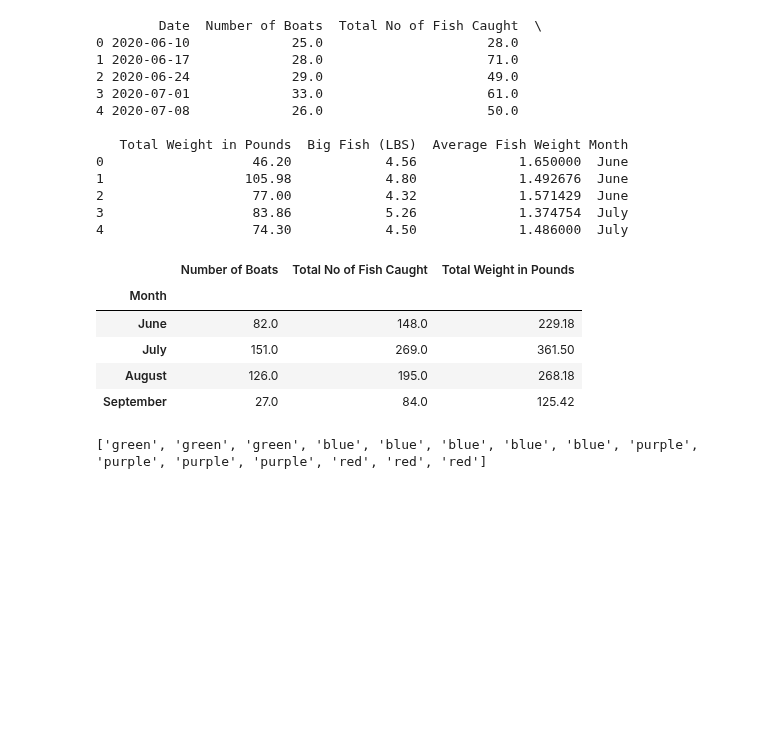
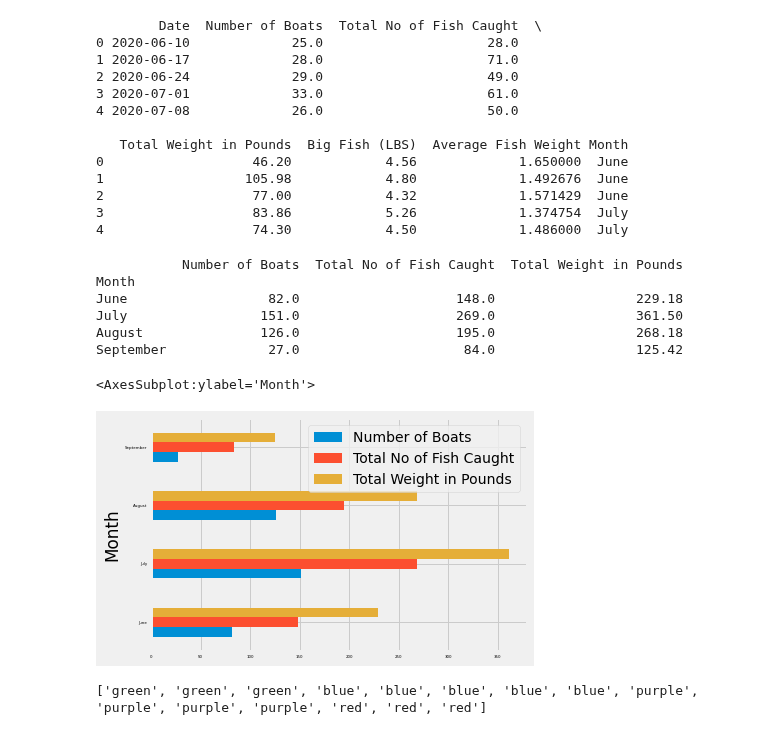
Before and after one commit to istarlet/buddy_bass_tournament, a Jupyter notebook: buddy_bass.ipynb, the cells around one changed output. Saved outputs shown, nothing was run; the diff lists cells and outputs as text; code cells hidden in the pictures; blank space fills up the shorter version.

Commit message:
Create bar plot

```diff
--- a/buddy_bass.ipynb
+++ b/buddy_bass.ipynb
@@ -255,14 +255,21 @@ print(buddy_bass_2020.head())
 # THIS IS WHAT I WANT TO VISUALIZE BELOW
 
 # Why are the months not in order? I FIGURED IT OUT
-buddy_bass_2020.groupby("Month", sort=False)[["Number of Boats", "Total No of Fish Caught", "Total Weight in Pounds"]].sum()
+buddy_bass_bar = buddy_bass_2020.groupby("Month", sort=False)[["Number of Boats", "Total No of Fish Caught", "Total Weight in Pounds"]].sum()
+
+print(buddy_bass_bar)
 # %% [output]
-|  | Number of Boats | Total No of Fish Caught | Total Weight in Pounds |
-| Month |  |  |  |
-| June | 82.0 | 148.0 | 229.18 |
-| July | 151.0 | 269.0 | 361.50 |
-| August | 126.0 | 195.0 | 268.18 |
-| September | 27.0 | 84.0 | 125.42 |
+           Number of Boats  Total No of Fish Caught  Total Weight in Pounds
+Month
+June                  82.0                    148.0                  229.18
+July                 151.0                    269.0                  361.50
+August               126.0                    195.0                  268.18
+September             27.0                     84.0                  125.42
+# %%
+buddy_bass_bar.plot(kind="barh", fontsize=4)
+# %% [output]
+<AxesSubplot:ylabel='Month'>
+[figure, added]
 # %%
 # Define an empty list
 colors = []
```
Also changed, not shown: parts of 3 cells of this notebook.
